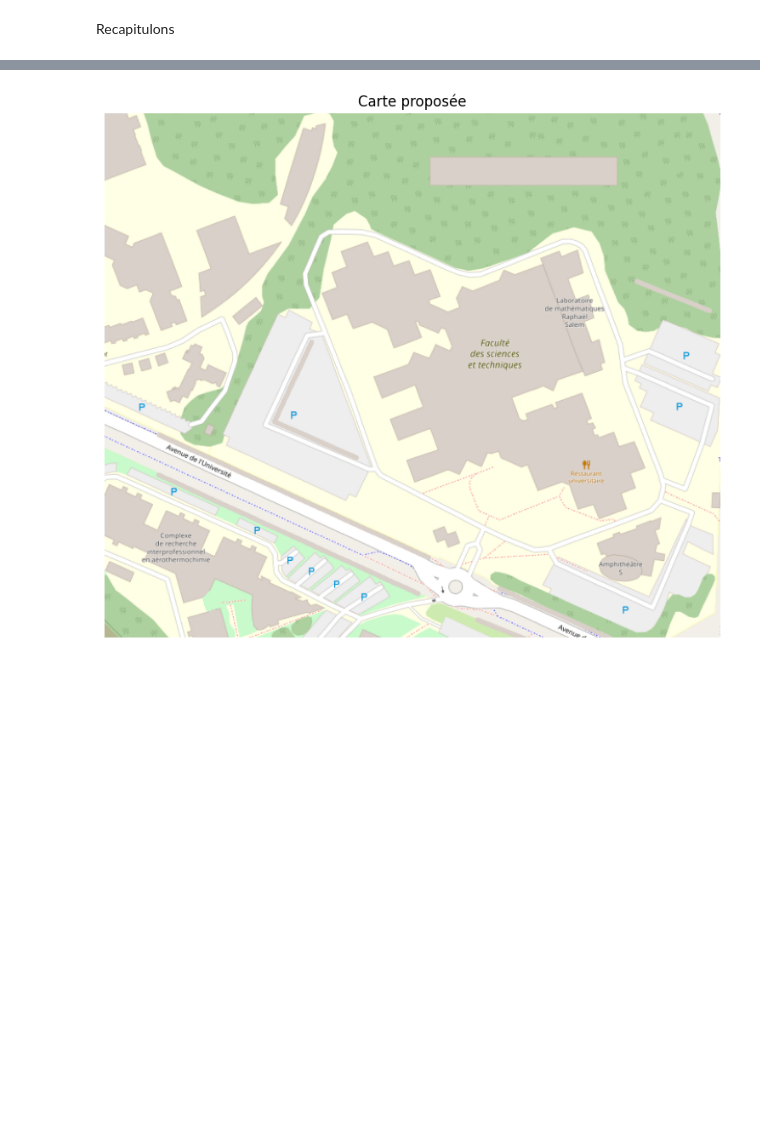
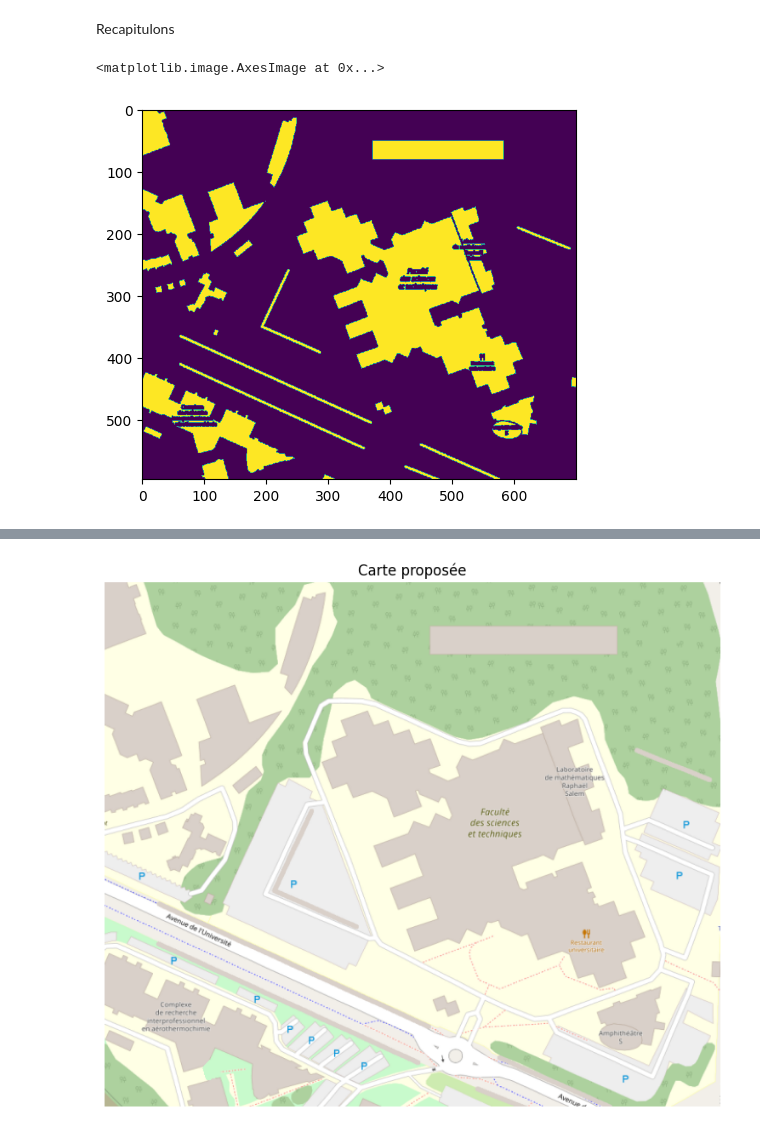
Before and after one commit to ba-talibe/TP_Image_Processing, a Jupyter notebook: Path Finding/path_finding.ipynb, the cells around one changed output, grey strips where cells are left out. Cells and saved outputs as stored; diff of their text form; code cells hidden in the pictures; blank space fills up the shorter version.

```diff
--- a/Path Finding/path_finding.ipynb
+++ b/Path Finding/path_finding.ipynb
@@ -206,0 +230,13 @@ Recapitulons
+# %%
+map_image = images["outdoorMap"]
+obstacle_pixel = [[217, 208, 201]]
+
+thresholded_map = map_image.copy()
+mask = np.zeros(map_image.shape[:2]) == 1
+for pixel in obstacle_pixel:
+    mask = mask | np.all(map_image == pixel,axis=-1)
+
+plt.imshow(mask)
+# %% [output]
+<matplotlib.image.AxesImage at 0x...>
+[figure, added]
```
Also changed, not shown: parts of 5 cells of this notebook, 4 other files.
